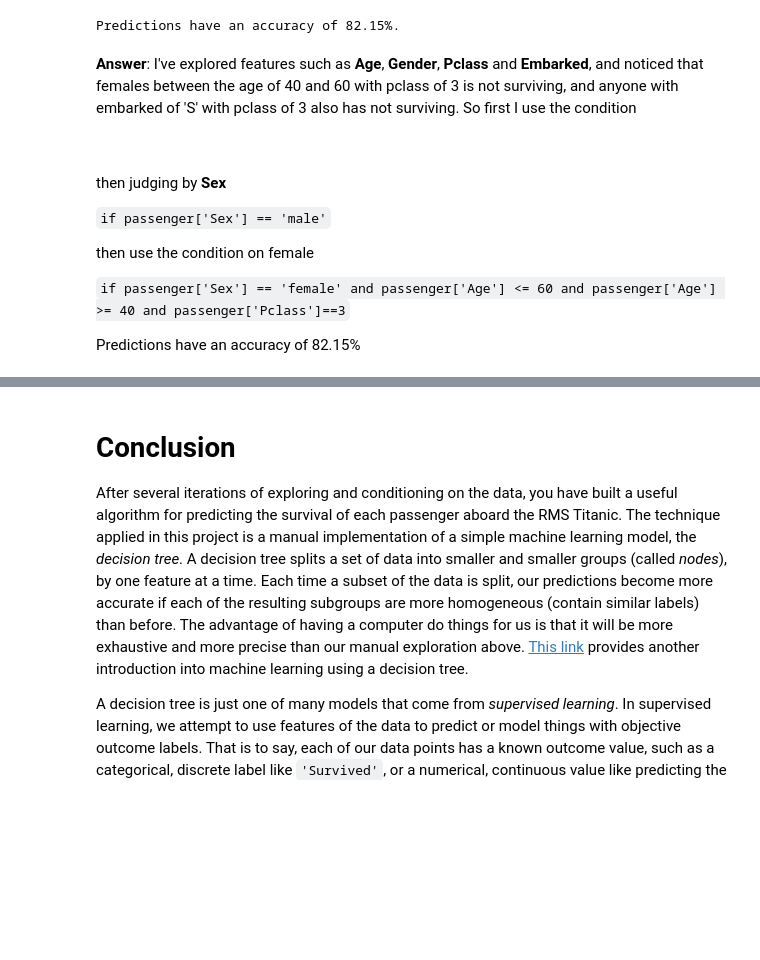
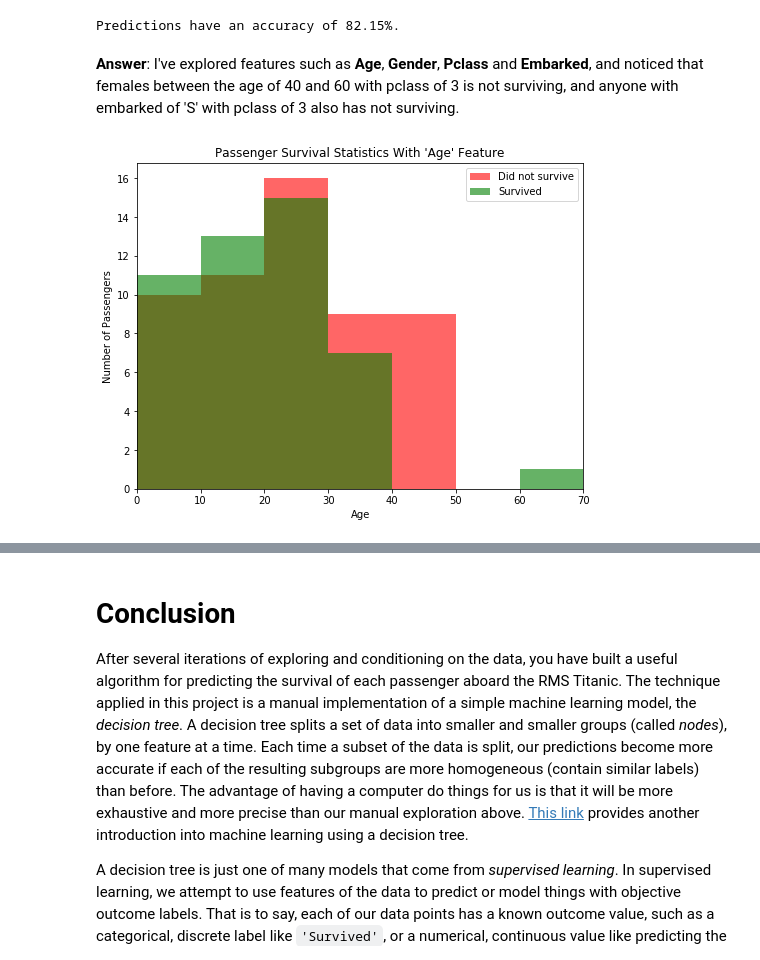
Before and after one commit to Kakarhot/Titanic-Survival-Exploration, a Jupyter notebook: titanic_survival_exploration.ipynb, the cells around one changed output, grey strips where cells are left out. Drawn from its saved outputs; the diff is of its cells as text; code cells hidden in the pictures; blank space fills up the shorter version.

````diff
--- a/titanic_survival_exploration.ipynb
+++ b/titanic_survival_exploration.ipynb
@@ -261,17 +261,8 @@ print accuracy_score(outcomes, predictions)
 # %% [output]
 Predictions have an accuracy of 82.15%.
 # %% [markdown]
-**Answer**: I've explored features such as **Age**, **Gender**, **Pclass** and **Embarked**, and noticed that females between the age of 40 and 60 with pclass of 3 is not surviving, and anyone with embarked of 'S' with pclass of 3 also has not surviving. So first I use the condition
-
-```if passenger['Embarked'] == 'S' and passenger['Pclass'] == 3:
-```
-
-then judging by **Sex**
-
-`if passenger['Sex'] == 'male'`
-
-then use the condition on female
-
-`if passenger['Sex'] == 'female' and passenger['Age'] <= 60 and passenger['Age'] >= 40 and passenger['Pclass']==3`
-
-Predictions have an accuracy of 82.15%
+**Answer**: I've explored features such as **Age**, **Gender**, **Pclass** and **Embarked**, and noticed that females between the age of 40 and 60 with pclass of 3 is not surviving, and anyone with embarked of 'S' with pclass of 3 also has not surviving.
+# %%
+vs.survival_stats(data, outcomes, 'Age', ["Sex == 'female'","Pclass == 3"])
+# %% [output]
+[figure, added]
````
Also changed, not shown: parts of 3 cells of this notebook.
